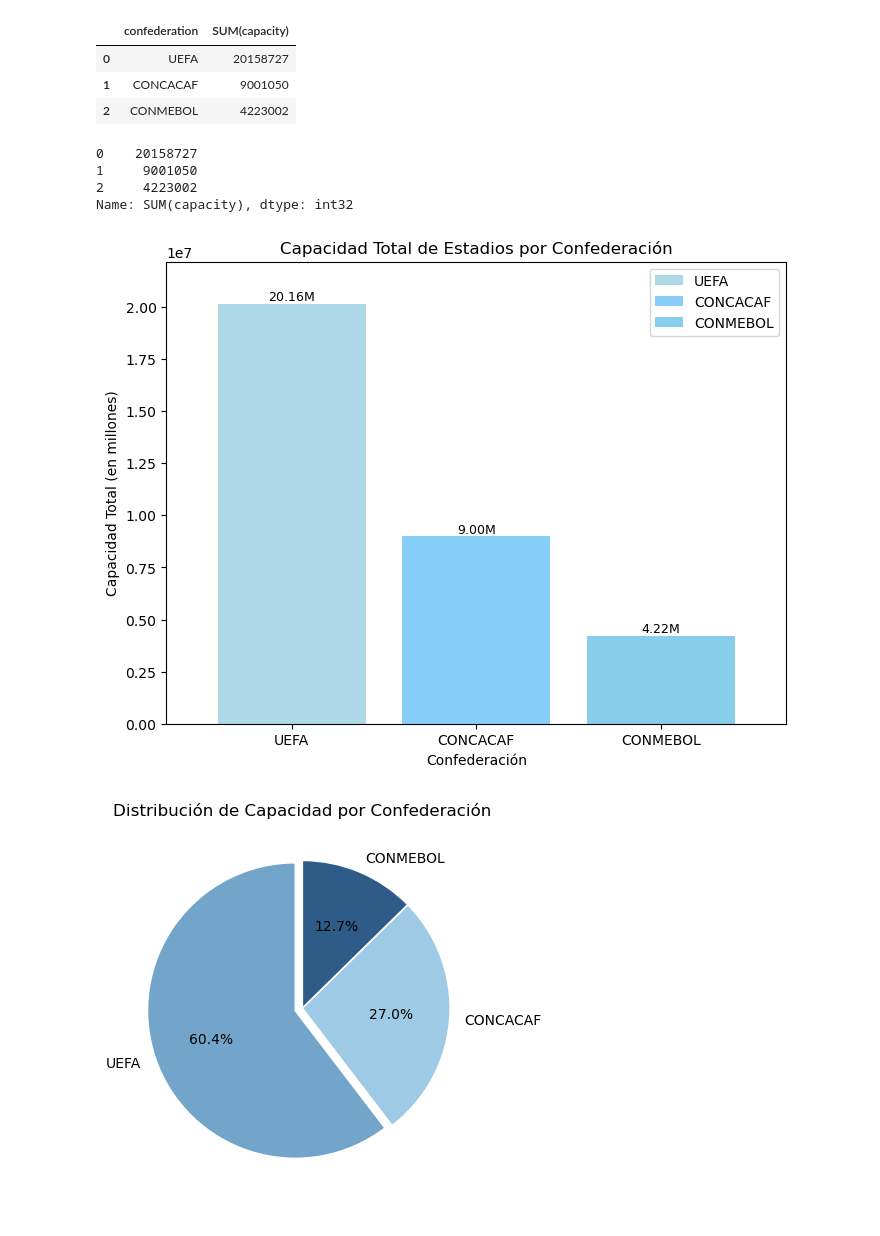
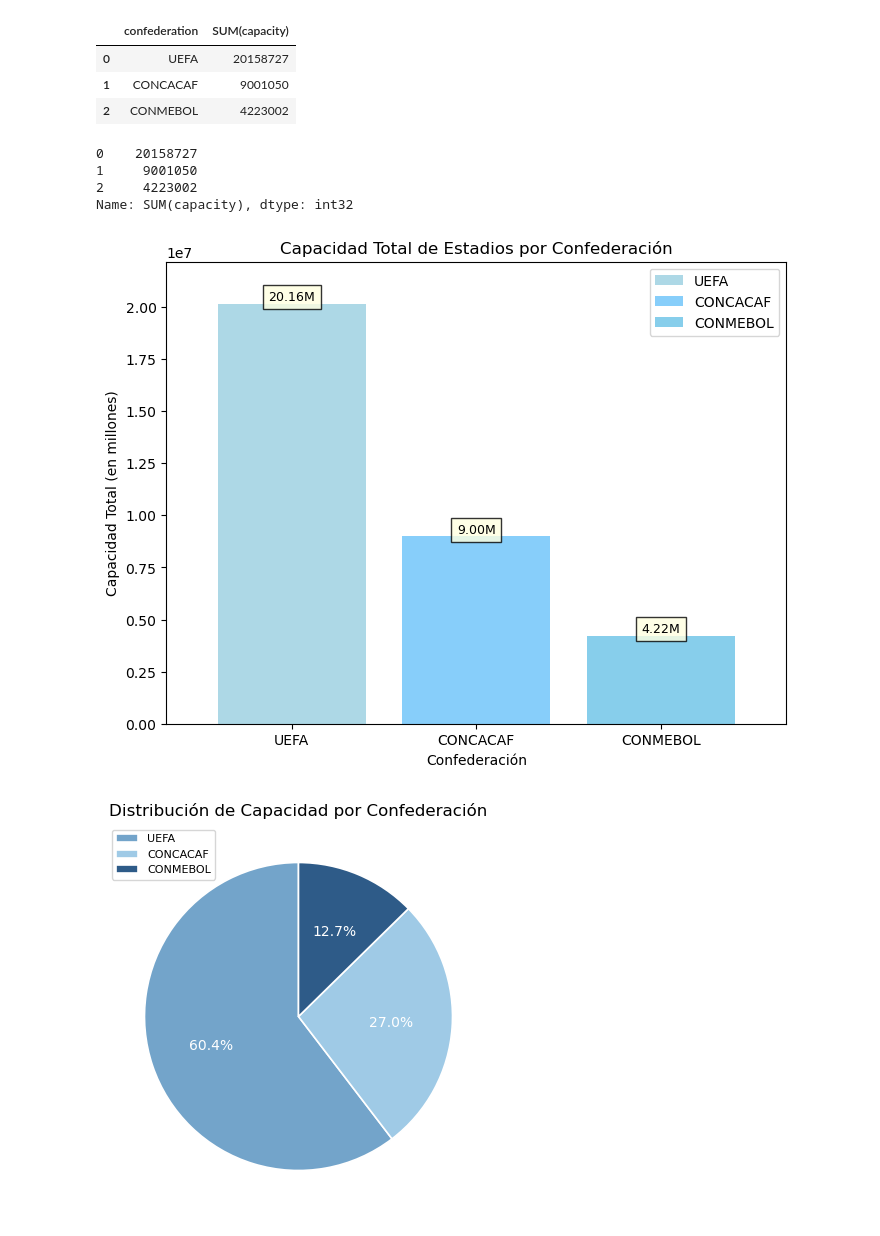
Before and after one commit to guilleldas/Proyecto_Visualizacion_Python, a Jupyter notebook: Consultas_Visualización.ipynb, the cells around one changed output. Saved outputs shown, nothing was run; the diff lists cells and outputs as text; code cells hidden in the pictures.

```diff
--- a/Consultas_Visualización.ipynb
+++ b/Consultas_Visualización.ipynb
@@ -36,14 +36,14 @@ capacidad_df
 | 0 | UEFA | 20158727 |
 | 1 | CONCACAF | 9001050 |
 | 2 | CONMEBOL | 4223002 |
-# %%
-capacidad_df['SUM(capacity)'] = capacidad_df['SUM(capacity)'].astype(int)
-print(capacidad_df['SUM(capacity)'])
-# %% [output]
-0    20158727
-1     9001050
-2     4223002
-Name: SUM(capacity), dtype: int32
+# %%
+capacidad_df['SUM(capacity)'] = capacidad_df['SUM(capacity)'].astype(int)
+print(capacidad_df['SUM(capacity)'])
+# %% [output]
+0    20158727
+1     9001050
+2     4223002
+Name: SUM(capacity), dtype: int32
 # %%
 capacidad_df['SUM(capacity)'] = capacidad_df['SUM(capacity)'].astype(int)
 
@@ -56,16 +56,19 @@ plt.margins(0.1)
 plt.legend(bars, capacidad_df['confederation'])
 
 for i, valor in enumerate(capacidad_df['SUM(capacity)']):
-    plt.text(i, valor, f'{valor/1e6:.2f}M', ha='center', va='bottom', color='black', fontsize=9)
+    plt.text(i, valor, f'{valor/1e6:.2f}M', ha='center', va='bottom', color='black', fontsize=9,
+             bbox = dict(facecolor = 'lightyellow', alpha =.8))
 
 plt.show()
 # %% [output]
-[figure, old version]
+[figure, new version]
 # %%
-plt.pie(capacidad_df['SUM(capacity)'],labels = capacidad_df['confederation'],
+plt.figure(figsize=(5,5))
+plt.pie(capacidad_df['SUM(capacity)'],
         startangle = 90, autopct = '%1.1f%%', colors=["#73A4CA", "#9FCAE6", "#2E5B88"],
-        wedgeprops = {"linewidth": 1.2, "edgecolor": "white"}, explode = [0.05, 0, 0])
+        wedgeprops = {"linewidth": 1.2, "edgecolor": "white"},textprops={'color': 'white'})
 
+plt.legend(capacidad_df['confederation'],loc='upper left', fontsize=8)
 plt.title('Distribución de Capacidad por Confederación');
 # %% [output]
-[figure, old version]
+[figure, new version]
```
Also changed, not shown: parts of 8 cells of this notebook.
